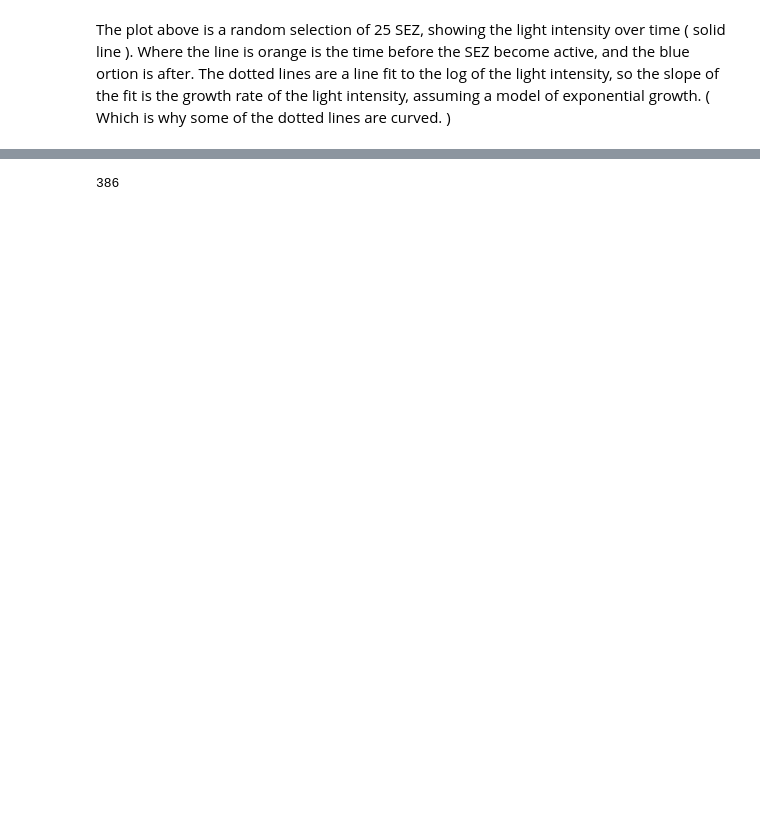
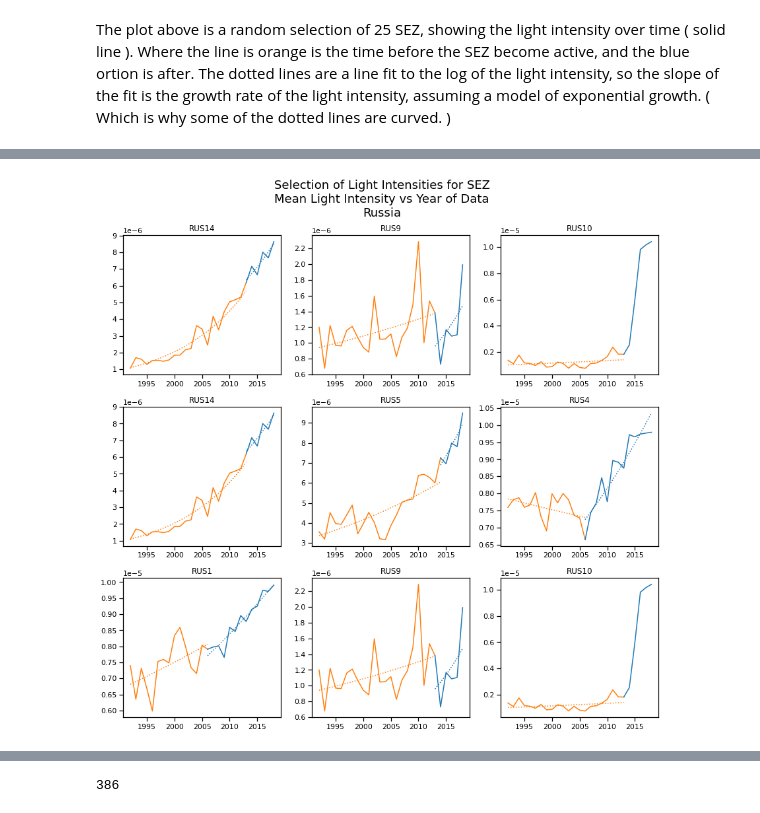
Before and after one commit to sandiegodata-projects/chartercitiesinstitute.org-sez, a Jupyter notebook: notebooks/ericbusboom/02 Circular Patches.ipynb, the cells around one changed output, grey strips where cells are left out. Cells and saved outputs as stored; diff of their text form; code cells hidden in the pictures; blank space fills up the shorter version.

```diff
--- a/notebooks/ericbusboom/02 Circular Patches.ipynb
+++ b/notebooks/ericbusboom/02 Circular Patches.ipynb
@@ -299 +295,5 @@ Eritrea              -1.741512
 Name: rate_change, dtype: float64
+# %%
+plot_sez_ts(ml[ml.country=='Russia'], title='Russia')
+# %% [output]
+[figure, added]
```
Also changed, not shown: parts of 17 cells of this notebook, 2 other files.
